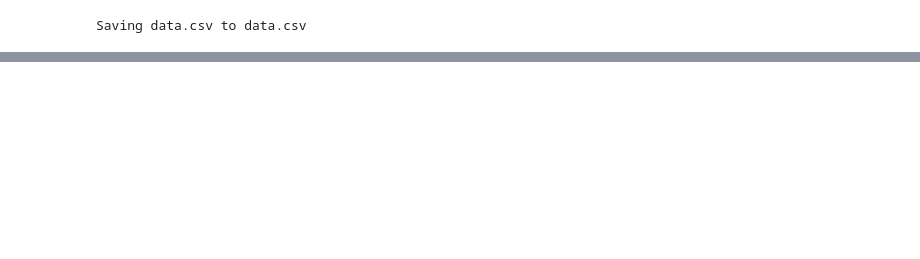
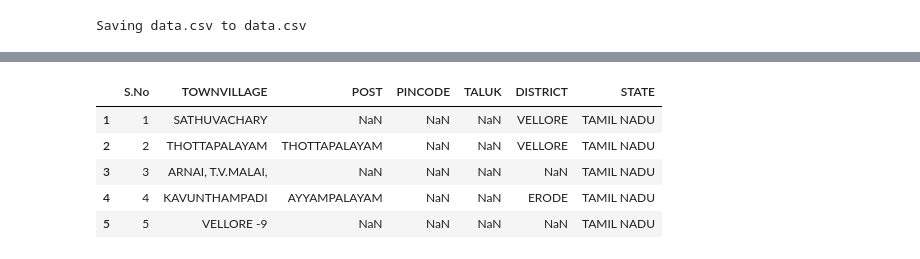
Before and after one commit to Trisha-Annambhotla/Health-Data, a Jupyter notebook: HealthData.ipynb, the cells around one changed output, grey strips where cells are left out. Cells and saved outputs as stored; diff of their text form; code cells hidden in the pictures; blank space fills up the shorter version.

```diff
--- a/HealthData.ipynb
+++ b/HealthData.ipynb
@@ -24,0 +121,15 @@ NameError: name 'df' is not defined
+# %%
+import re
+df['STATE'] = df['STATE'].apply(lambda x: "" if isinstance(x, str) and re.search(r'\d', x) else x)
+# %%
+unique_names = [
+    'NEPAL', 'HOLLAND', 'C.G', 'BHUTAN', 'CALIFORNIA', 'DAR-ES-SALAAM',
+    'SELECT STATE', 'ETHIOPIA', 'KOSHI', 'LIBERIA', 'SRI LANKA',
+    'ENGLAND', 'AL ASIMAH', 'DHAKA', 'SATKHIRA SADAR', 'KHULNA',
+    'CHINA', 'GERMAN', 'OYO', 'NIGERIA', 'ETHIOPIA,', 'PAIKAR DOUL',
+    'TANZANIA', 'LAKSHMIPUR', 'CHUADANGA', 'DELDUAR', 'CHITTAGONG',
+    'KHULNAS', 'BOGURA', 'INDONESIA', 'SYLHET','BANGLADESH','USA','CG','BANGLADEH'
+]
+
+# Drop rows where the 'state' column matches any name in unique_names
+df = df[~df['STATE'].isin(unique_names)]
@@ -24,0 +235,14 @@ NameError: name 'df' is not defined
+# %%
+new_df = df.drop(['Study ID','STREET'],axis=1)
+# %%
+new_df.reset_index(drop=True, inplace=True)
+new_df.index = new_df.index + 1
+# %%
+new_df.head()
+# %% [output]
+|  | S.No | TOWNVILLAGE | POST | PINCODE | TALUK | DISTRICT | STATE |
+| 1 | 1 | SATHUVACHARY | NaN | NaN | NaN | VELLORE | TAMIL NADU |
+| 2 | 2 | THOTTAPALAYAM | THOTTAPALAYAM | NaN | NaN | VELLORE | TAMIL NADU |
+| 3 | 3 | ARNAI, T.V.MALAI, | NaN | NaN | NaN | NaN | TAMIL NADU |
+| 4 | 4 | KAVUNTHAMPADI | AYYAMPALAYAM | NaN | NaN | ERODE | TAMIL NADU |
+| 5 | 5 | VELLORE -9 | NaN | NaN | NaN | NaN | TAMIL NADU |
```
Also changed, not shown: parts of 16 cells of this notebook.
